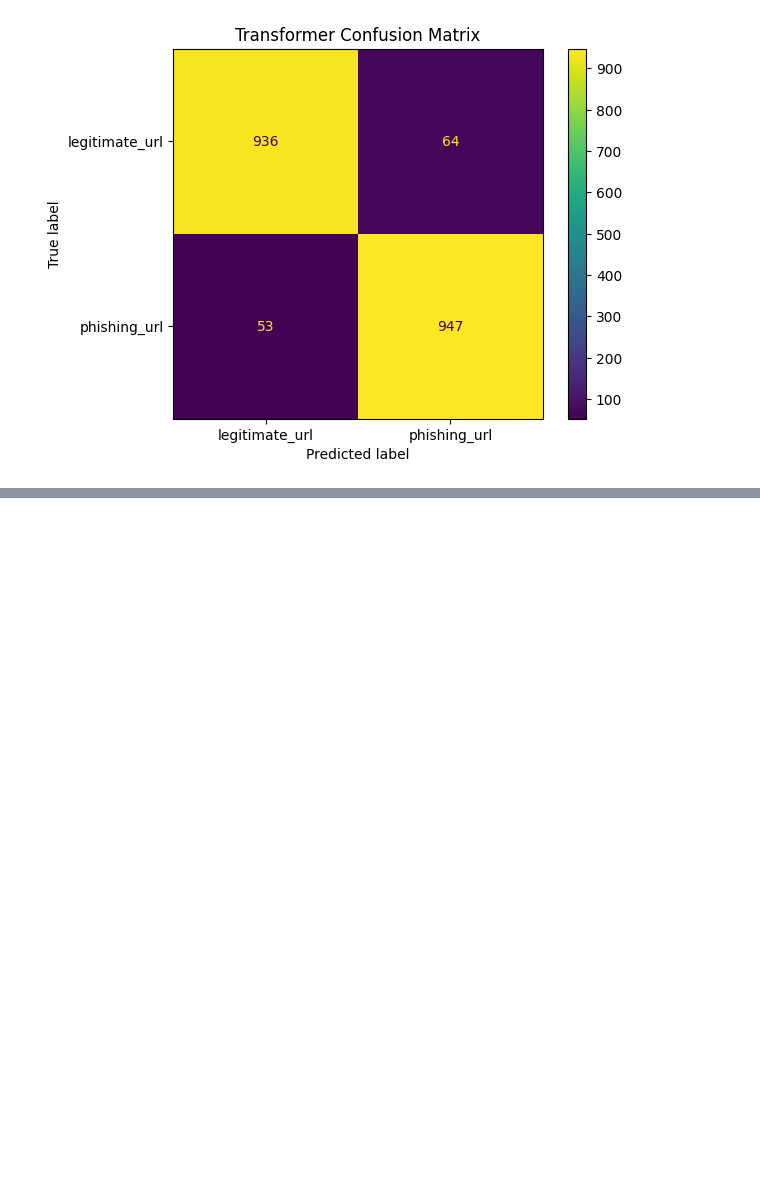
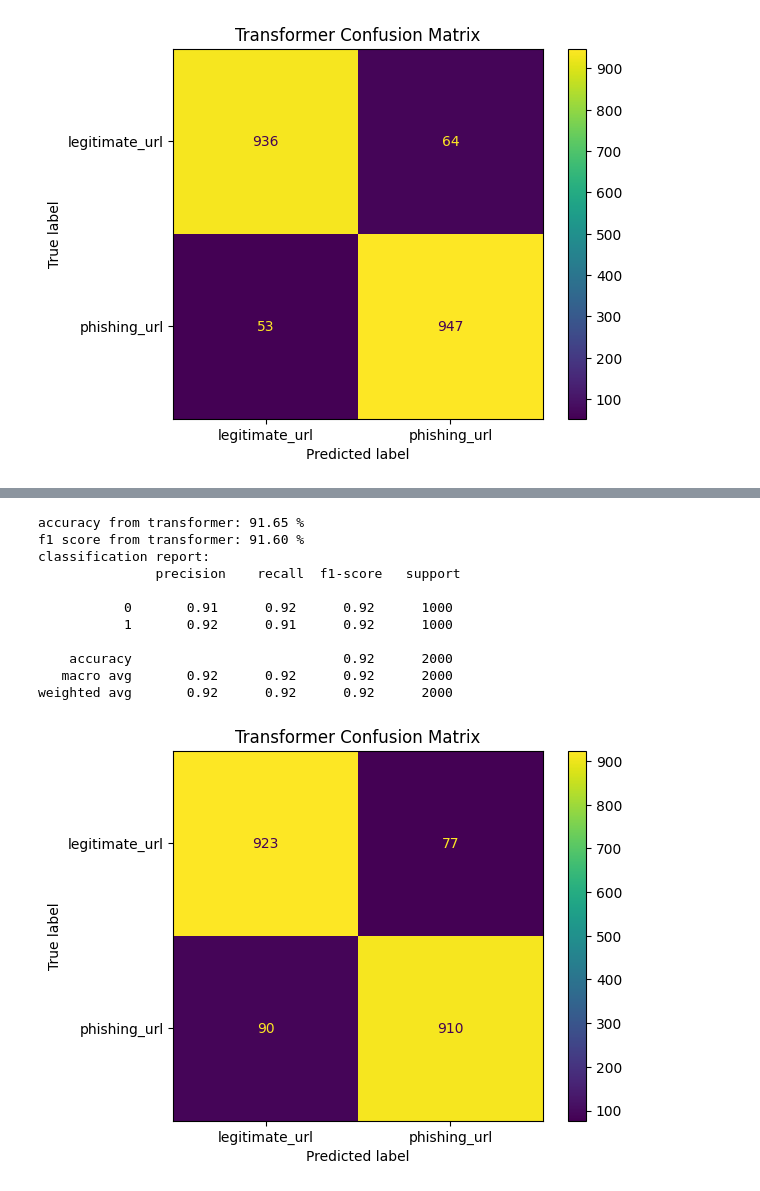
Before and after one commit to briansterle/CPS_579_PhishingURLDetection, a Jupyter notebook: src/phishing_model.ipynb, the cells around one changed output, grey strips where cells are left out. Cells and saved outputs as stored; diff of their text form; code cells hidden in the pictures; blank space fills up the shorter version.

Commit message:
add google/electra-small-discriminator model

```diff
--- a/src/phishing_model.ipynb
+++ b/src/phishing_model.ipynb
@@ -224,0 +272,30 @@ weighted avg       0.94      0.94      0.94      2000
+# %%
+# Evaluate transformer model and plot confusion matrix
+from sklearn.metrics import accuracy_score, f1_score, classification_report, confusion_matrix, ConfusionMatrixDisplay
+import numpy as np
+
+pred_out = trainer.predict(ds["test"])
+preds = np.argmax(pred_out.predictions, axis=1)
+labels = pred_out.label_ids
+
+print(f"accuracy from transformer: {accuracy_score(labels, preds) * 100:.2f} %")
+print(f"f1 score from transformer: {f1_score(labels, preds) * 100:.2f} %")
+print("classification report:\n", classification_report(labels, preds))
+
+cm = confusion_matrix(labels, preds, labels=[0, 1])
+ConfusionMatrixDisplay(confusion_matrix=cm, display_labels=["legitimate_url", "phishing_url"]).plot()
+plt.title("Transformer Confusion Matrix")
+plt.show()
+# %% [output]
+accuracy from transformer: 91.65 %
+f1 score from transformer: 91.60 %
+classification report:
+               precision    recall  f1-score   support
+
+           0       0.91      0.92      0.92      1000
+           1       0.92      0.91      0.92      1000
+
+    accuracy                           0.92      2000
+   macro avg       0.92      0.92      0.92      2000
+weighted avg       0.92      0.92      0.92      2000
+[figure, added]
```
Also changed, not shown: parts of 1 cell of this notebook, 1 other file.
